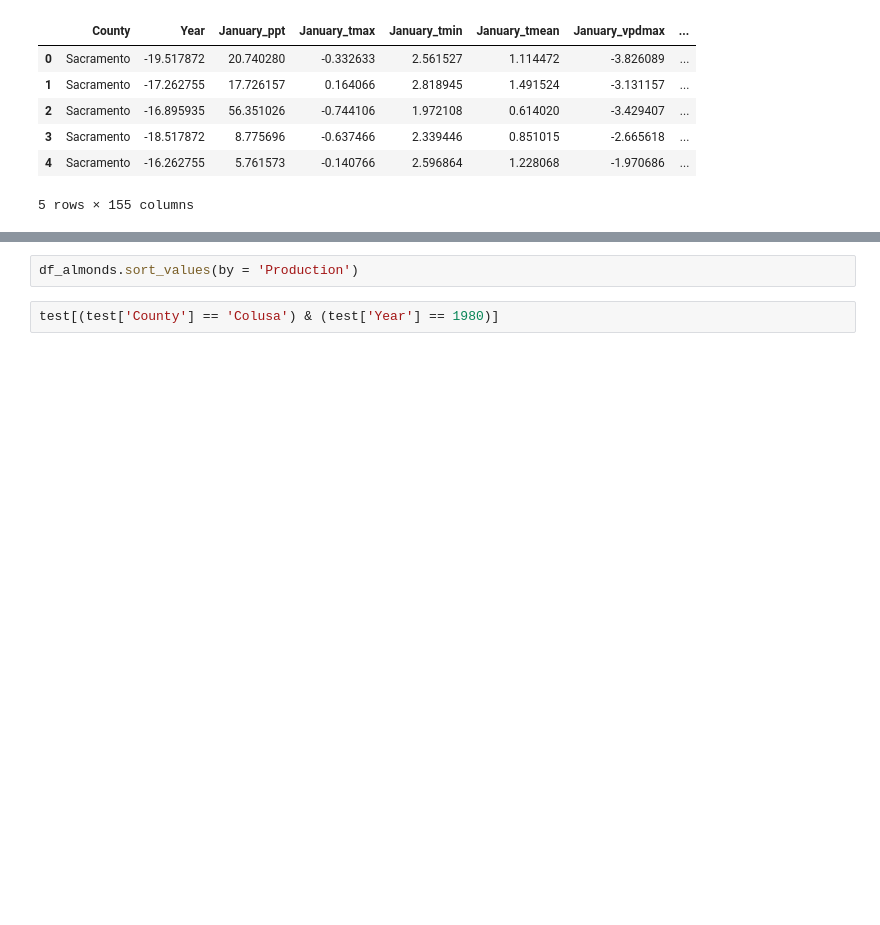
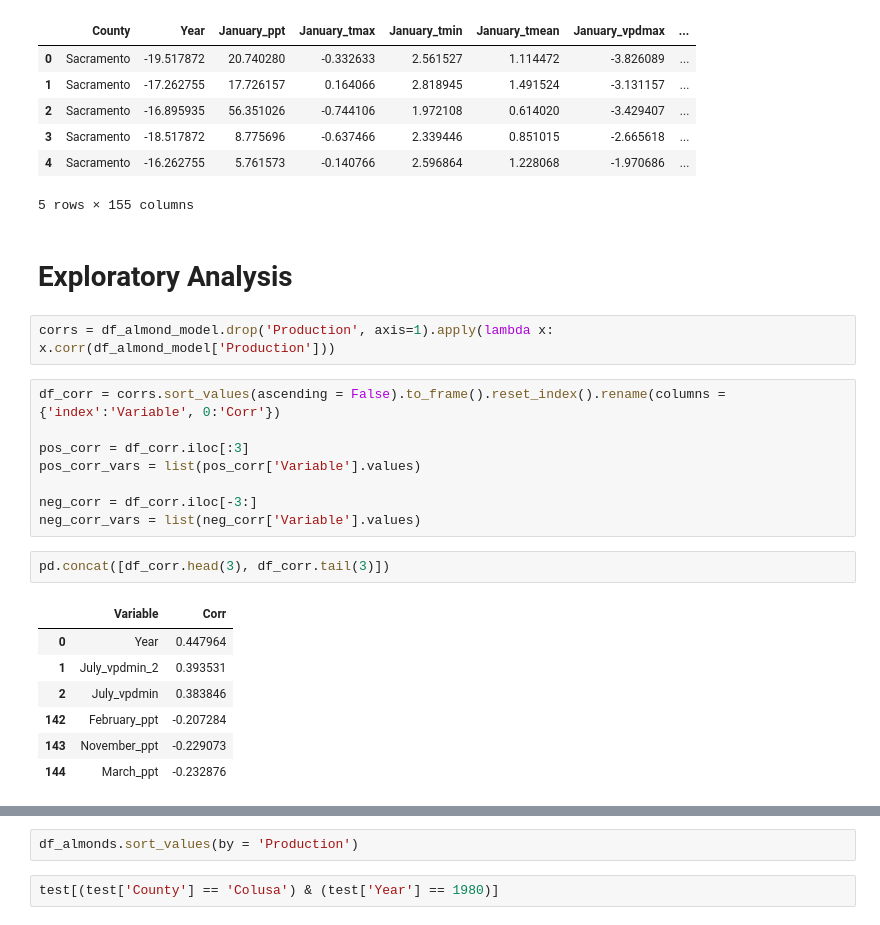
Before and after one commit to christopher-reed/CA-High-Value-Crops, a Jupyter notebook: Crop_Weather_EDA.ipynb, the cells around one changed output, grey strips where cells are left out. Cells and saved outputs as stored; diff of their text form; blank space fills up the shorter version.

```diff
--- a/Crop_Weather_EDA.ipynb
+++ b/Crop_Weather_EDA.ipynb
@@ -184,3 +184,25 @@ df_centered.head()
 | 3 | Sacramento | -18.517872 | 8.775696 | -0.637466 | 2.339446 | 0.851015 | -2.665618 | ... |
 | 4 | Sacramento | -16.262755 | 5.761573 | -0.140766 | 2.596864 | 1.228068 | -1.970686 | ... |
 5 rows × 155 columns
+# %% [markdown]
+# Exploratory Analysis
+# %%
+corrs = df_almond_model.drop('Production', axis=1).apply(lambda x: x.corr(df_almond_model['Production']))
+# %%
+df_corr = corrs.sort_values(ascending = False).to_frame().reset_index().rename(columns = {'index':'Variable', 0:'Corr'})
+
+pos_corr = df_corr.iloc[:3]
+pos_corr_vars = list(pos_corr['Variable'].values)
+
+neg_corr = df_corr.iloc[-3:]
+neg_corr_vars = list(neg_corr['Variable'].values)
+# %%
+pd.concat([df_corr.head(3), df_corr.tail(3)])
+# %% [output]
+|  | Variable | Corr |
+| 0 | Year | 0.447964 |
+| 1 | July_vpdmin_2 | 0.393531 |
+| 2 | July_vpdmin | 0.383846 |
+| 142 | February_ppt | -0.207284 |
+| 143 | November_ppt | -0.229073 |
+| 144 | March_ppt | -0.232876 |
```
Also changed, not shown: parts of 16 cells of this notebook.
